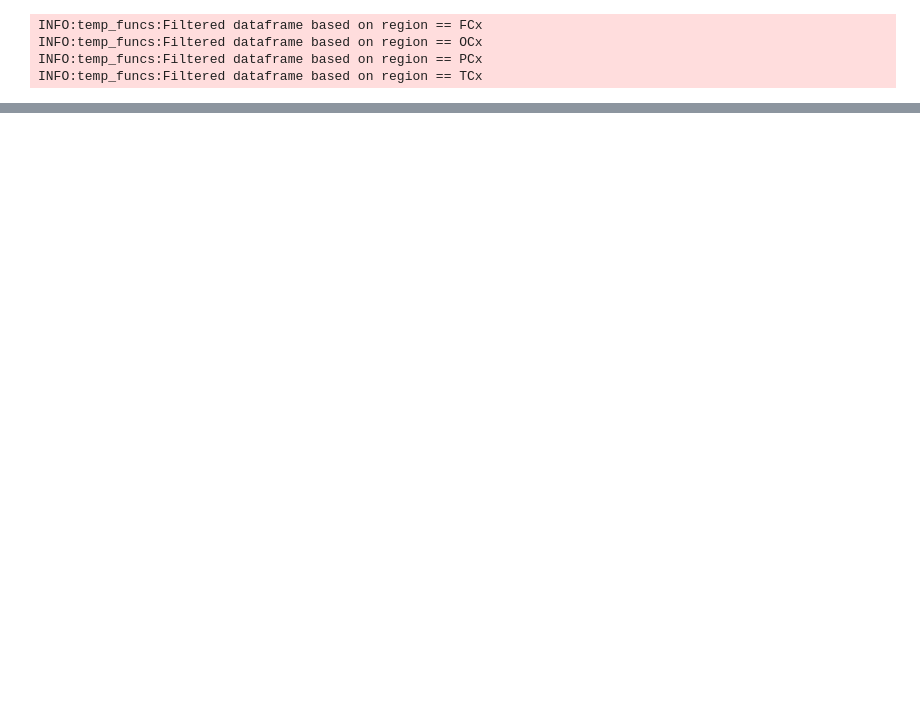
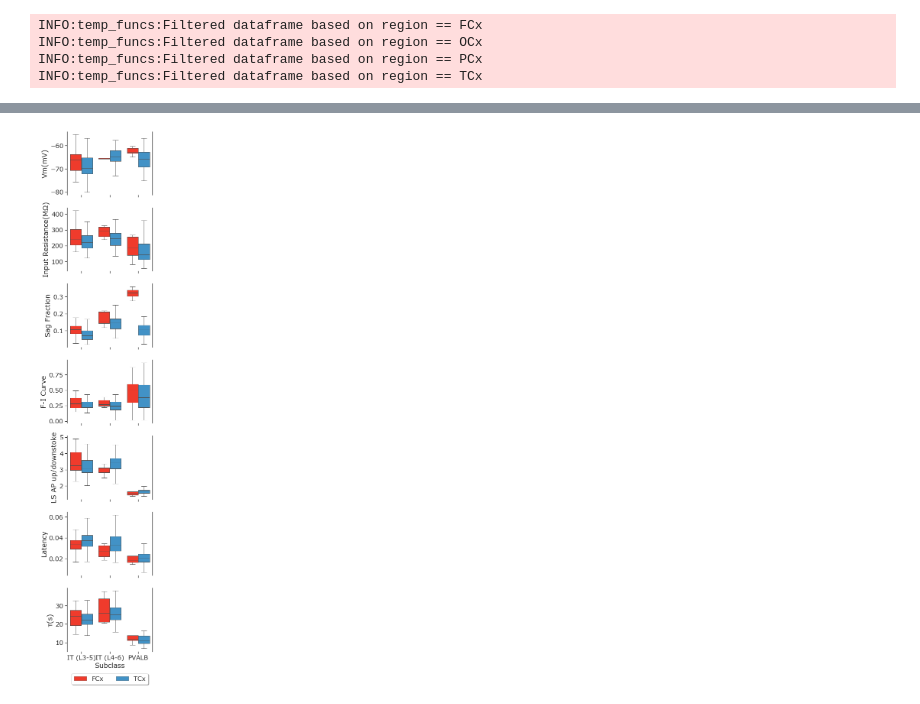
Before and after one commit to ramr24/Personal, a Jupyter notebook: human_l4_project/human_l4_ephys.ipynb, the cells around one changed output, grey strips where cells are left out. Drawn from its saved outputs; the diff is of its cells as text; code cells hidden in the pictures; blank space fills up the shorter version.

```diff
--- a/human_l4_project/human_l4_ephys.ipynb
+++ b/human_l4_project/human_l4_ephys.ipynb
@@ -46,6 +50,8 @@ shiny_human = read_file(path_shiny_human, fields_shiny) #3592 rows
 shiny_human.rename(columns=shiny_dict, inplace=True)
 # %% [output]
 INFO:temp_funcs:Read file in as a pandas dataframe
+# %%
+shiny_human["NMS Pass/Fail"] = shiny_human["NMS Pass/Fail"].replace({True: "Pass", False: "Fail"})
 # %%
 shiny_human["region"] = pd.np.where(shiny_human.roi.str.contains("FCx"), "FCx",
                                     pd.np.where(shiny_human.roi.str.contains("OCx"), "OCx",
@@ -74,8 +80,5 @@ ephys.rename(columns={"vrest": "Vm(mV)", "ri": "Input Resistance(MΩ)",
                        "sag" : "Sag Fraction", "tau": "τ(s)",
                        "upstroke_downstroke_ratio_long_square": "LS AP up/downstoke", "latency" : "Latency",
                        "f_i_curve_slope" : "F-I Curve"}, inplace=True)
-ephys_list = ["Vm(mV)", "Input Resistance(MΩ)", "Sag Fraction", "τ(s)",
-                      "LS AP up/downstoke", "Latency", "F-I Curve"]
-ephys
 # %% [output]
 INFO:temp_funcs:Read file in as a pandas dataframe
@@ -369,0 +155,3 @@ NameError: name 's_colors' is not defined
+# %%
+sub5_list = return_subclass_list(d["FCx"], d["TCx"], "subclass_label", 5)
+sub5_list
@@ -369,0 +190,57 @@ NameError: name 's_colors' is not defined
+# %%
+s_colors={"FCx": "#ef3b2c", "TCx": "#4292c6"}
+org_region_list = ["FCx", "TCx"]
+# %%
+f, axes = plt.subplots(nrows=7, ncols=1, figsize=(4, 25))
+
+ax = sns.boxplot(x="subclass_label", y="Vm(mV)", hue="region", data=merged, order=sub5_list, hue_order=org_region_list,
+                  palette=s_colors, saturation=1, linewidth=1, showfliers=False, ax=axes[0])
+
+ax1 = sns.boxplot(x="subclass_label", y="Input Resistance(MΩ)", hue="region", data=merged, order=sub5_list, hue_order=org_region_list,
+                  palette=s_colors, saturation=1, linewidth=1, showfliers=False, ax=axes[1])
+
+ax2 = sns.boxplot(x="subclass_label", y="Sag Fraction", hue="region", data=merged, order=sub5_list, hue_order=org_region_list,
+                  palette=s_colors, saturation=1, linewidth=1, showfliers=False, ax=axes[2])
+
+ax3 = sns.boxplot(x="subclass_label", y="F-I Curve", hue="region", data=merged, order=sub5_list, hue_order=org_region_list,
+                 palette=s_colors, saturation=1, linewidth=1, showfliers=False, ax=axes[3])
+
+ax4 = sns.boxplot(x="subclass_label", y="LS AP up/downstoke", hue="region", data=merged, order=sub5_list, hue_order=org_region_list,
+                  palette=s_colors, saturation=1, linewidth=1, showfliers=False, ax=axes[4])
+
+ax5 = sns.boxplot(x="subclass_label", y="Latency", hue="region", data=merged, order=sub5_list, hue_order=org_region_list,
+                  palette=s_colors, saturation=1, linewidth=1, showfliers=False, ax=axes[5])
+
+ax6 = sns.boxplot(x="subclass_label", y="τ(s)", hue="region", data=merged, order=sub5_list, hue_order=org_region_list,
+                  palette=s_colors, saturation=1, linewidth=1, showfliers=False, ax=axes[6])
+
+ax.legend_.remove()
+ax1.legend_.remove()
+ax2.legend_.remove()
+ax3.legend_.remove()
+ax4.legend_.remove()
+ax5.legend_.remove()
+ax6.legend_.remove()
+
+ax.set(xticklabels=[])
+ax1.set(xticklabels=[])
+ax2.set(xticklabels=[])
+ax3.set(xticklabels=[])
+ax4.set(xticklabels=[])
+ax5.set(xticklabels=[])
+
+ax.set_xlabel("")
+ax1.set_xlabel("")
+ax2.set_xlabel("")
+ax3.set_xlabel("")
+ax4.set_xlabel("")
+ax5.set_xlabel("")
+ax6.set_xlabel("Subclass")
+sns.despine(bottom=True, right=False)
+
+handles, labels = ax.get_legend_handles_labels()
+l = plt.legend(handles[0:2], labels[0:2], loc='upper center', bbox_to_anchor=(0.5, -0.3),
+          fancybox=True, shadow=True, ncol=5)
+plt.savefig(plot_path + "ephys_subclass_bxplot.jpeg", bbox_inches="tight")
+# %% [output]
+[figure, added]
```
Also changed, not shown: parts of 31 cells of this notebook, 3 other files.
